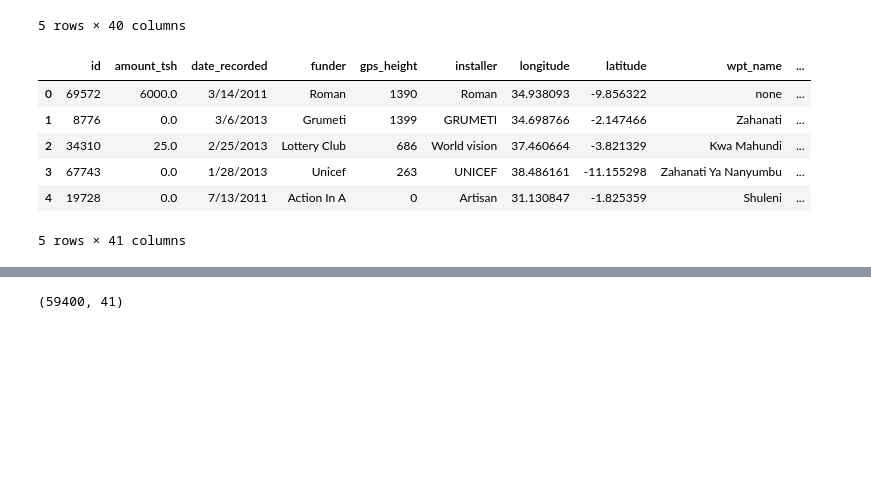
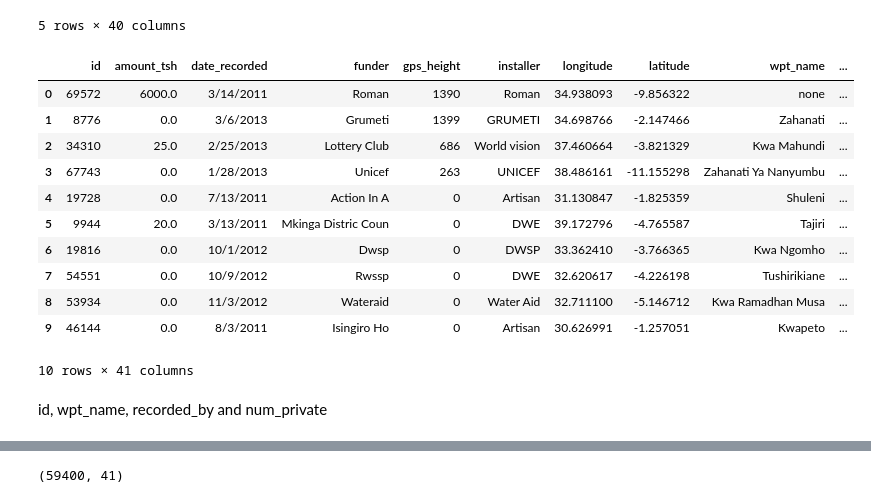
Before and after one commit to ibnudiyat/Project_Phase3, a Jupyter notebook: index.ipynb, the cells around one changed output, grey strips where cells are left out. Drawn from its saved outputs; the diff is of its cells as text; code cells hidden in the pictures; blank space fills up the shorter version.

```diff
--- a/index.ipynb
+++ b/index.ipynb
@@ -144,12 +144,19 @@ test_values.head()
 5 rows × 40 columns
 # %%
 train_df = train_values.merge(train_labels, on= 'id')
-train_df.head()
+train_df.head(10)
 # %% [output]
 |  | id | amount_tsh | date_recorded | funder | gps_height | installer | longitude | latitude | wpt_name | ... |
 | 0 | 69572 | 6000.0 | 3/14/2011 | Roman | 1390 | Roman | 34.938093 | -9.856322 | none | ... |
 | 1 | 8776 | 0.0 | 3/6/2013 | Grumeti | 1399 | GRUMETI | 34.698766 | -2.147466 | Zahanati | ... |
 | 2 | 34310 | 25.0 | 2/25/2013 | Lottery Club | 686 | World vision | 37.460664 | -3.821329 | Kwa Mahundi | ... |
 | 3 | 67743 | 0.0 | 1/28/2013 | Unicef | 263 | UNICEF | 38.486161 | -11.155298 | Zahanati Ya Nanyumbu | ... |
 | 4 | 19728 | 0.0 | 7/13/2011 | Action In A | 0 | Artisan | 31.130847 | -1.825359 | Shuleni | ... |
+| 5 | 9944 | 20.0 | 3/13/2011 | Mkinga Distric Coun | 0 | DWE | 39.172796 | -4.765587 | Tajiri | ... |
+| 6 | 19816 | 0.0 | 10/1/2012 | Dwsp | 0 | DWSP | 33.362410 | -3.766365 | Kwa Ngomho | ... |
+| 7 | 54551 | 0.0 | 10/9/2012 | Rwssp | 0 | DWE | 32.620617 | -4.226198 | Tushirikiane | ... |
+| 8 | 53934 | 0.0 | 11/3/2012 | Wateraid | 0 | Water Aid | 32.711100 | -5.146712 | Kwa Ramadhan Musa | ... |
+| 9 | 46144 | 0.0 | 8/3/2011 | Isingiro Ho | 0 | Artisan | 30.626991 | -1.257051 | Kwapeto | ... |
-5 rows × 41 columns
+10 rows × 41 columns
+# %% [markdown]
+id, wpt_name, recorded_by and num_private
```
Also changed, not shown: parts of 9 cells of this notebook.
